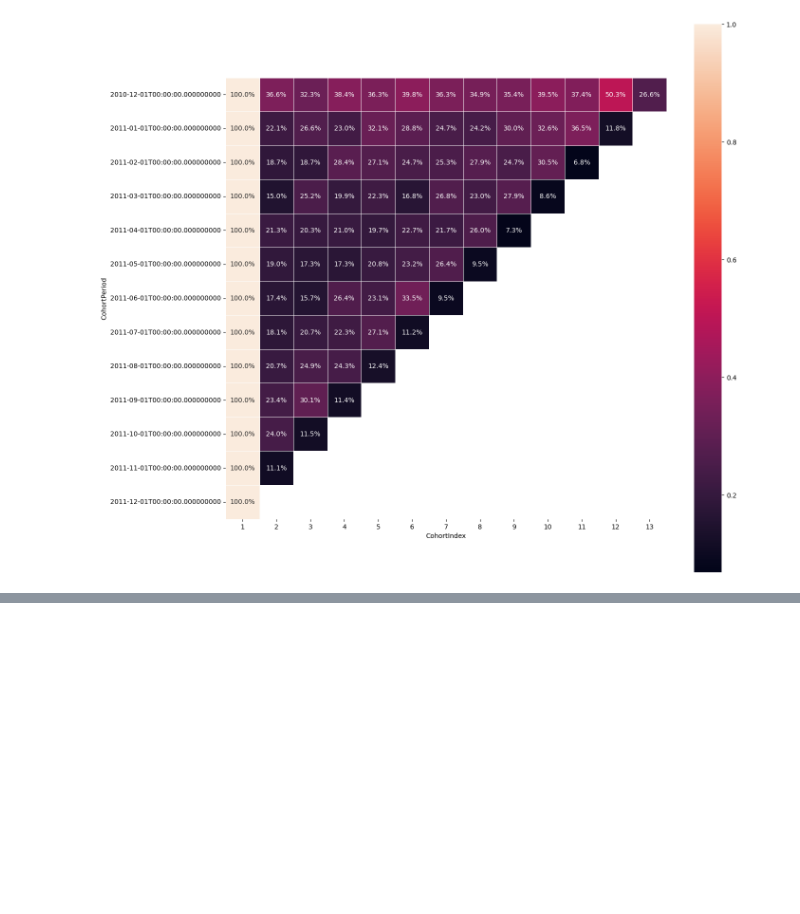
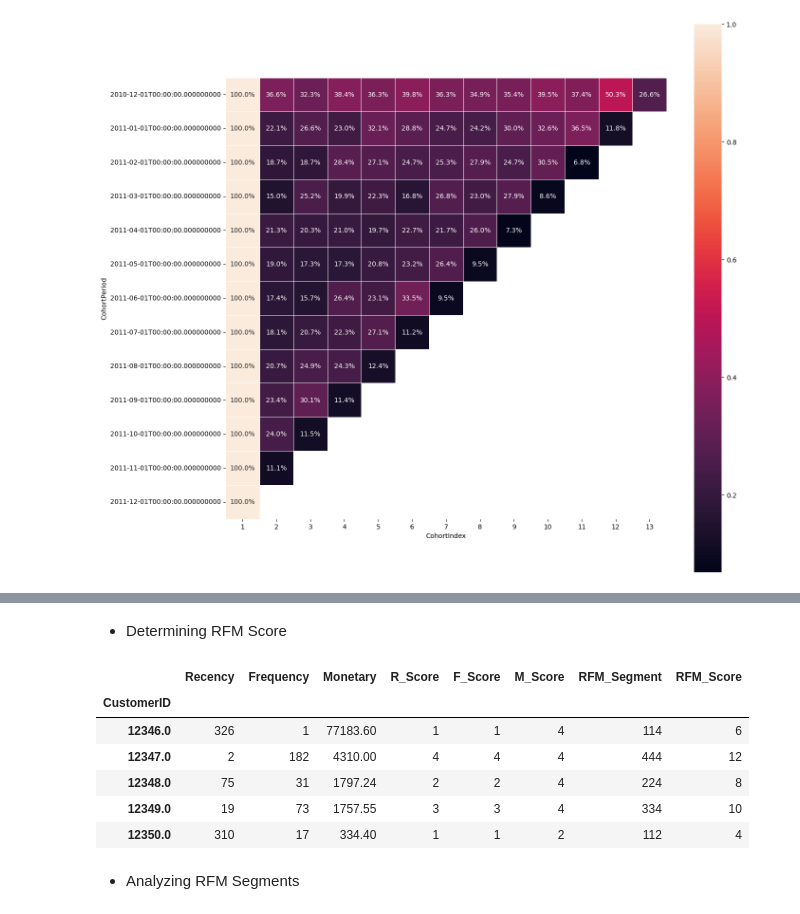
Before and after one commit to HarshTanwar001/Cohort-Analysis, a Jupyter notebook: Cohort_Analysis.ipynb, the cells around one changed output, grey strips where cells are left out. Drawn from its saved outputs; the diff is of its cells as text; code cells hidden in the pictures; blank space fills up the shorter version.

```diff
--- a/Cohort_Analysis.ipynb
+++ b/Cohort_Analysis.ipynb
@@ -347,0 +391,33 @@ sns.heatmap(retention, annot=True, fmt='.1%', linewidth=0.5, square=True, ax=ax)
+# %% [markdown]
+- Determining RFM Score
+# %%
+# Customers who have been more active recently will be rated higher as compared to other customers.
+# Customers that shop frequently and that have higher transactional power will be rated higher as compared to other customers.
+
+r_label = range(4, 0, -1)
+f_label = range(1, 5)
+m_label = range(1, 5)
+
+r_quartiles = pd.qcut(rfm['Recency'], q=4, labels=r_label)
+f_quartiles = pd.qcut(rfm['Frequency'], q=4, labels=f_label)
+m_quartiles = pd.qcut(rfm['Monetary'], q=4, labels=m_label)
+
+rfm = rfm.assign(R_Score=r_quartiles, F_Score=f_quartiles, M_Score=m_quartiles)
+
+def add_rfm(x):
+    return str(x['R_Score']) + str(x['F_Score']) + str(x['M_Score'])
+
+rfm['RFM_Segment'] = rfm.apply(add_rfm, axis=1)
+rfm['RFM_Score'] = rfm[['R_Score', 'F_Score', 'M_Score']].sum(axis=1)
+
+rfm.head()
+# %% [output]
+|  | Recency | Frequency | Monetary | R_Score | F_Score | M_Score | RFM_Segment | RFM_Score |
+| CustomerID |  |  |  |  |  |  |  |  |
+| 12346.0 | 326 | 1 | 77183.60 | 1 | 1 | 4 | 114 | 6 |
+| 12347.0 | 2 | 182 | 4310.00 | 4 | 4 | 4 | 444 | 12 |
+| 12348.0 | 75 | 31 | 1797.24 | 2 | 2 | 4 | 224 | 8 |
+| 12349.0 | 19 | 73 | 1757.55 | 3 | 3 | 4 | 334 | 10 |
+| 12350.0 | 310 | 17 | 334.40 | 1 | 1 | 2 | 112 | 4 |
+# %% [markdown]
+- Analyzing RFM Segments
```
Also changed, not shown: parts of 16 cells of this notebook, 1 other file.
